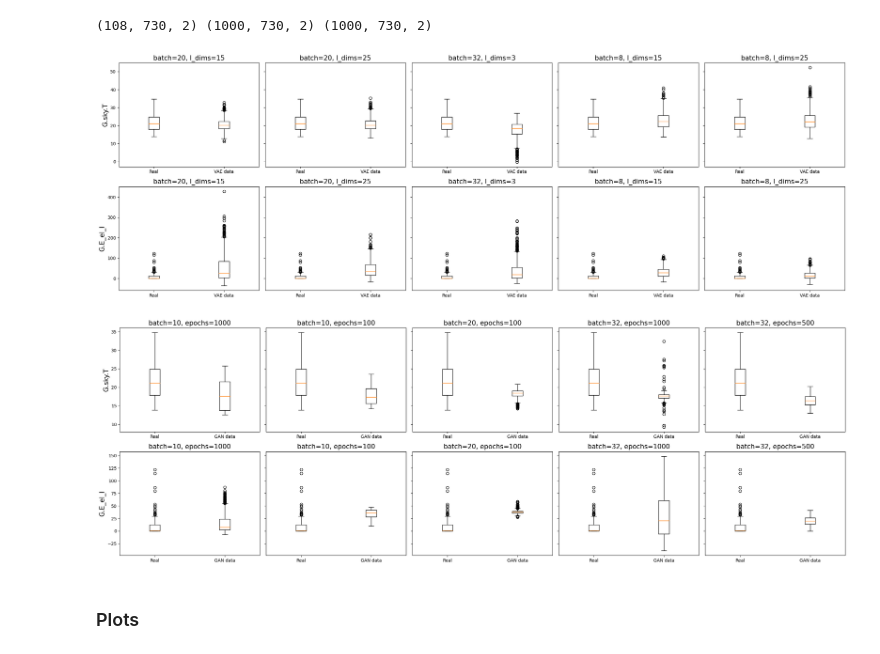
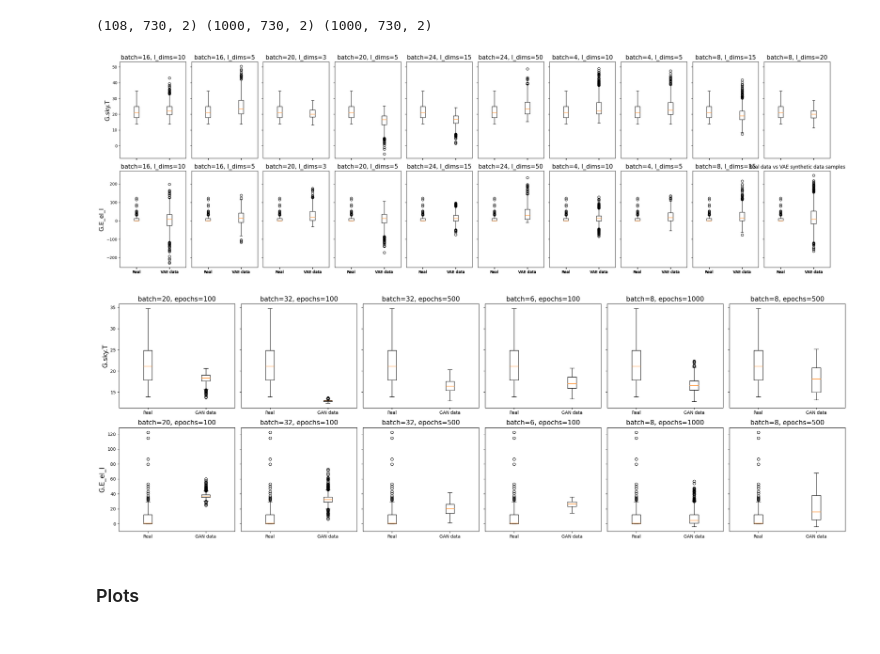
Before and after one commit to Matthewjmcc/fyp, a Jupyter notebook: src/synthetic_data_analysis.ipynb, the cells around one changed output. Drawn from its saved outputs; the diff is of its cells as text; code cells hidden in the pictures.

```diff
--- a/src/synthetic_data_analysis.ipynb
+++ b/src/synthetic_data_analysis.ipynb
@@ -32,32 +32,33 @@ print(base_data.shape, vae_data[0].shape, gan_data[0].shape)
 # %%
 import re
 
-fig, ax = plt.subplots(2, 5, figsize=(24,8), sharey='row')
+fig, ax = plt.subplots(2, len(vae_data), figsize=(26,8), sharey='row', sharex=True)
 
 for column_name in [0,1]:
     real_df = pd.DataFrame(base_data[:,:,column_name])
     df_list = [pd.DataFrame(df[:,:,column_name]) for df in vae_data]
 
 
 
     for i, df in enumerate(df_list):
         match = re.search(f'b(\d+)l(\d+)', vae_files[i])
         b, l = match.groups()
 
         ax[column_name, i].set_title(f'batch={b}, l_dims={l}', fontsize=15)
         ax[column_name, i].boxplot([real_df[0].values, df[0].values], labels=['Real', 'VAE data'])
 
 ax[0,0].set_ylabel('G.sky.T', fontsize=15)
 ax[1,0].set_ylabel('G.E_el_I', fontsize=15)
+plt.title('Real data vs VAE synthetic data samples')
 plt.tight_layout()
 
 plt.show()#plt.savefig(f'../imgs/vae_data/{model_name}_boxplot_comparisons.png')
 # %% [output]
-[figure, old version]
+[figure, new version]
 # %%
 import re
 
-fig, ax = plt.subplots(2, 5, figsize=(24,8), sharey='row')
+fig, ax = plt.subplots(2, len(gan_data), figsize=(24,8), sharey='row')
 
 for column_name in [0,1]:
     real_df = pd.DataFrame(base_data[:,:,column_name])
@@ -76,7 +77,7 @@ plt.tight_layout()
 
 plt.show()#plt.savefig(f'../imgs/gan_data/{model_name}_boxplot_comparisons.png')
 # %% [output]
-[figure, old version]
+[figure, new version]
 # %%
 features = ['G.air.T', 'G.E_th_I'] if MODEL==0 else ['G.sky.T', 'G.E_el_I']
 # %% [markdown]
```
Also changed, not shown: parts of 2 cells of this notebook, 1 other file.
